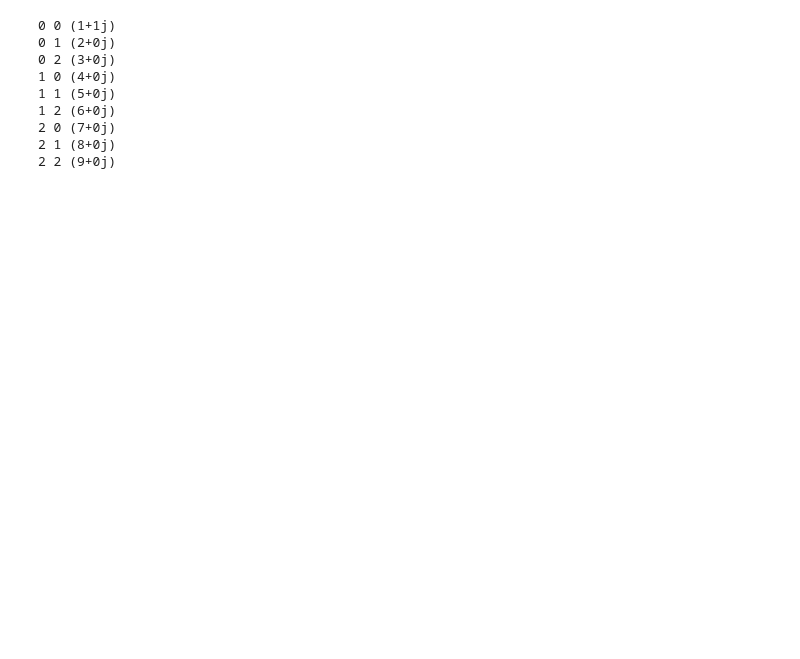
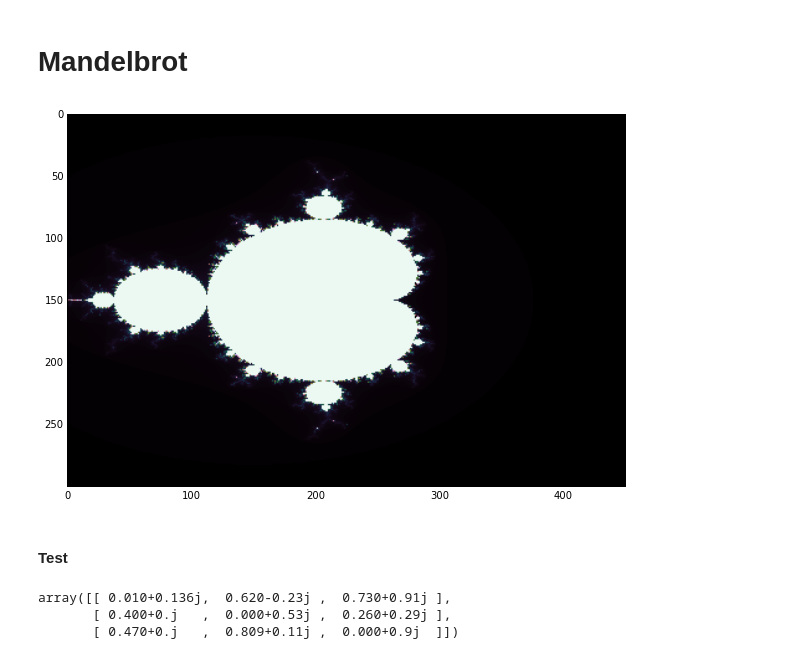
Before and after one commit to azmiozgen/fraken, a Jupyter notebook: julia_set_test.ipynb, the cells around one changed output. Drawn from its saved outputs; the diff is of its cells as text; code cells hidden in the pictures; blank space fills up the shorter version.

```diff
--- a/julia_set_test.ipynb
+++ b/julia_set_test.ipynb
@@ -34,15 +43,19 @@ plt.show()
+# %% [markdown]
+# Mandelbrot
+# %%
+img = release(z_plane, limit=500)
+#img = img * 255 / img.max()
+plt.imshow(img, cmap=plt.cm.cubehelix)
+plt.show()
+# %% [output]
+[figure, added]
+# %% [markdown]
+#### Test
 # %%
 t = np.array([[0.01+0.136j, 0.62 - 0.23j, 0.73 + 0.91j],[0.4, 0.53j, 0.26 + 0.29j],[0.47, 0.809 + 0.11j, 0.9j]])
-# %%
-for [i, j], n in np.ndenumerate(t):
-    print i, j, n
-# %% [output]
-0 0 (1+1j)
-0 1 (2+0j)
-0 2 (3+0j)
-1 0 (4+0j)
-1 1 (5+0j)
-1 2 (6+0j)
-2 0 (7+0j)
-2 1 (8+0j)
-2 2 (9+0j)
+# %%
+t
+# %% [output]
+array([[ 0.010+0.136j,  0.620-0.23j ,  0.730+0.91j ],
+       [ 0.400+0.j   ,  0.000+0.53j ,  0.260+0.29j ],
+       [ 0.470+0.j   ,  0.809+0.11j ,  0.000+0.9j  ]])
```
Also changed, not shown: parts of 5 cells of this notebook, 1 other file.
